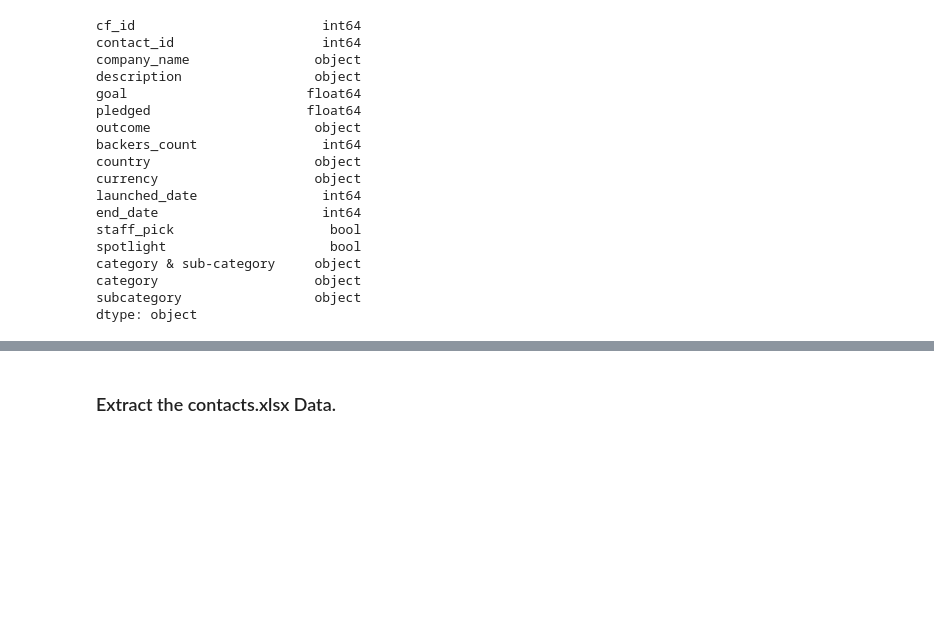
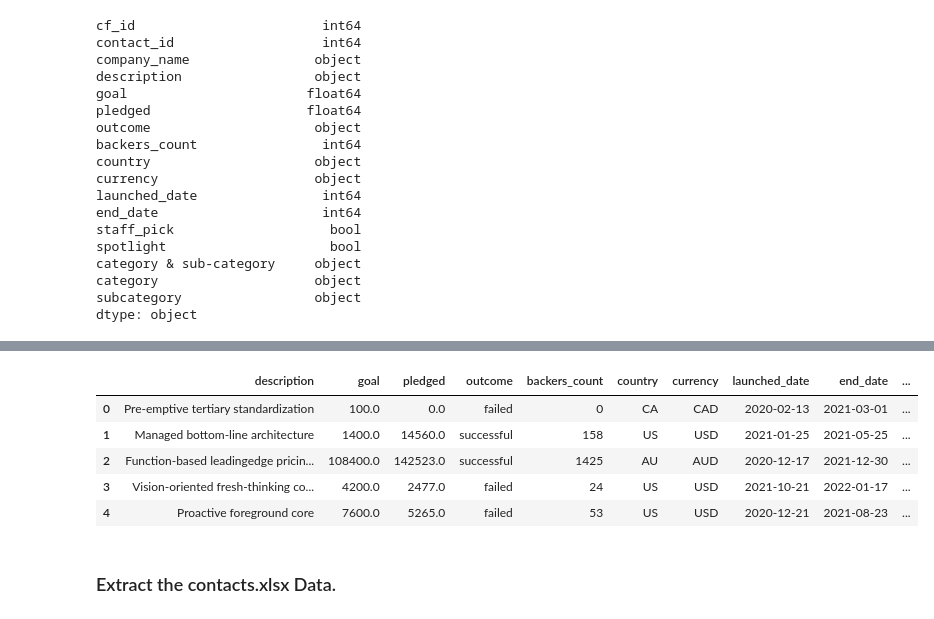
Before and after one commit to yslavcom-code/Crowdfunding_ETL, a Jupyter notebook: ETL_Mini_Project_IDochien.ipynb, the cells around one changed output, grey strips where cells are left out. Drawn from its saved outputs; the diff is of its cells as text; code cells hidden in the pictures; blank space fills up the shorter version.

Commit message:
saved campaign_cleaned

```diff
--- a/ETL_Mini_Project_IDochien.ipynb
+++ b/ETL_Mini_Project_IDochien.ipynb
@@ -195,6 +195,12 @@ campaign_df.head()
 | 4 | 1365 | 2199 | Larson-Little | Proactive foreground core | 7600 | 5265 | failed | 53 | US | ... |
 # %%
 # Rename the blurb, launched_at, and deadline columns.
+campaign_df = campaign_df.rename(columns={
+    'blurb': 'description',
+    'launched_at': 'launched_date',
+    'deadline': 'end_date'
+})
+campaign_df.head()
 # %% [output]
 |  | cf_id | contact_id | company_name | description | goal | pledged | outcome | backers_count | country | ... |
 | 0 | 147 | 4661 | Baldwin, Riley and Jackson | Pre-emptive tertiary standardization | 100 | 0 | failed | 0 | CA | ... |
@@ -204,3 +210,5 @@ campaign_df.head()
 | 4 | 1365 | 2199 | Larson-Little | Proactive foreground core | 7600 | 5265 | failed | 53 | US | ... |
 # %%
 # Convert the goal and pledged columns to a `float` data type.
+campaign_df['goal'] = campaign_df['goal'].astype(float)
+campaign_df['pledged'] = campaign_df['pledged'].astype(float)
@@ -235,6 +237,10 @@ dtype: object
 # %%
 # Format the launched_date and end_date columns to datetime format
 from datetime import datetime as dt
+
+campaign_df['launched_date'] = pd.to_datetime(campaign_df['launched_date'], unit='s').dt.date
+campaign_df['end_date'] = pd.to_datetime(campaign_df['end_date'], unit='s').dt.date
+campaign_df.head()
 # %% [output]
 |  | cf_id | contact_id | company_name | description | goal | pledged | outcome | backers_count | country | ... |
 | 0 | 147 | 4661 | Baldwin, Riley and Jackson | Pre-emptive tertiary standardization | 100.0 | 0.0 | failed | 0 | CA | ... |
@@ -245,7 +251,8 @@ from datetime import datetime as dt
 # %%
 # Merge the campaign_df with the category_df on the "category" column and
 # the subcategory_df on the "subcategory" column.
-
+campaign_merged_df = pd.merge(campaign_df, category_df, on='category', how='left')
+campaign_merged_df = pd.merge(campaign_merged_df, subcategory_df, on='subcategory', how='left')
 
 campaign_merged_df.tail(10)
 # %% [output]
@@ -272,3 +270,14 @@ campaign_merged_df.tail(10)
+# %%
+# Drop unwanted columns
+campaign_cleaned = campaign_merged_df.drop(columns=['cf_id', 'contact_id', 'company_name', 'staff_pick', 'spotlight', 'category & sub-category', 'category', 'subcategory'])
+campaign_cleaned.head()
+# %% [output]
+|  | description | goal | pledged | outcome | backers_count | country | currency | launched_date | end_date | ... |
+| 0 | Pre-emptive tertiary standardization | 100.0 | 0.0 | failed | 0 | CA | CAD | 2020-02-13 | 2021-03-01 | ... |
+| 1 | Managed bottom-line architecture | 1400.0 | 14560.0 | successful | 158 | US | USD | 2021-01-25 | 2021-05-25 | ... |
+| 2 | Function-based leadingedge pricin... | 108400.0 | 142523.0 | successful | 1425 | AU | AUD | 2020-12-17 | 2021-12-30 | ... |
+| 3 | Vision-oriented fresh-thinking co... | 4200.0 | 2477.0 | failed | 24 | US | USD | 2021-10-21 | 2022-01-17 | ... |
+| 4 | Proactive foreground core | 7600.0 | 5265.0 | failed | 53 | US | USD | 2020-12-21 | 2021-08-23 | ... |
 # %%
 # Export the DataFrame as a CSV file.
 campaign_cleaned.to_csv("Resources/campaign.csv", index=False)
```
Also changed, not shown: parts of 13 cells of this notebook.
